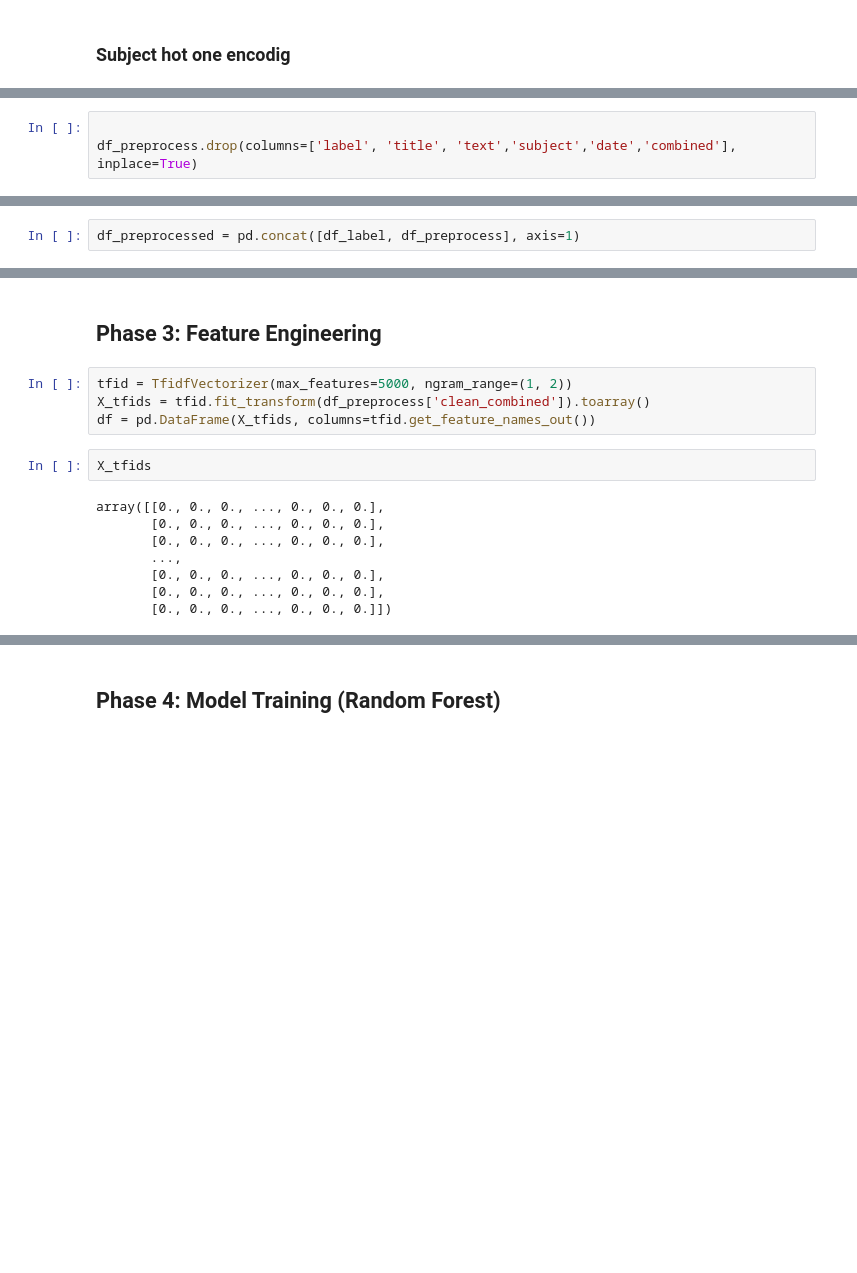
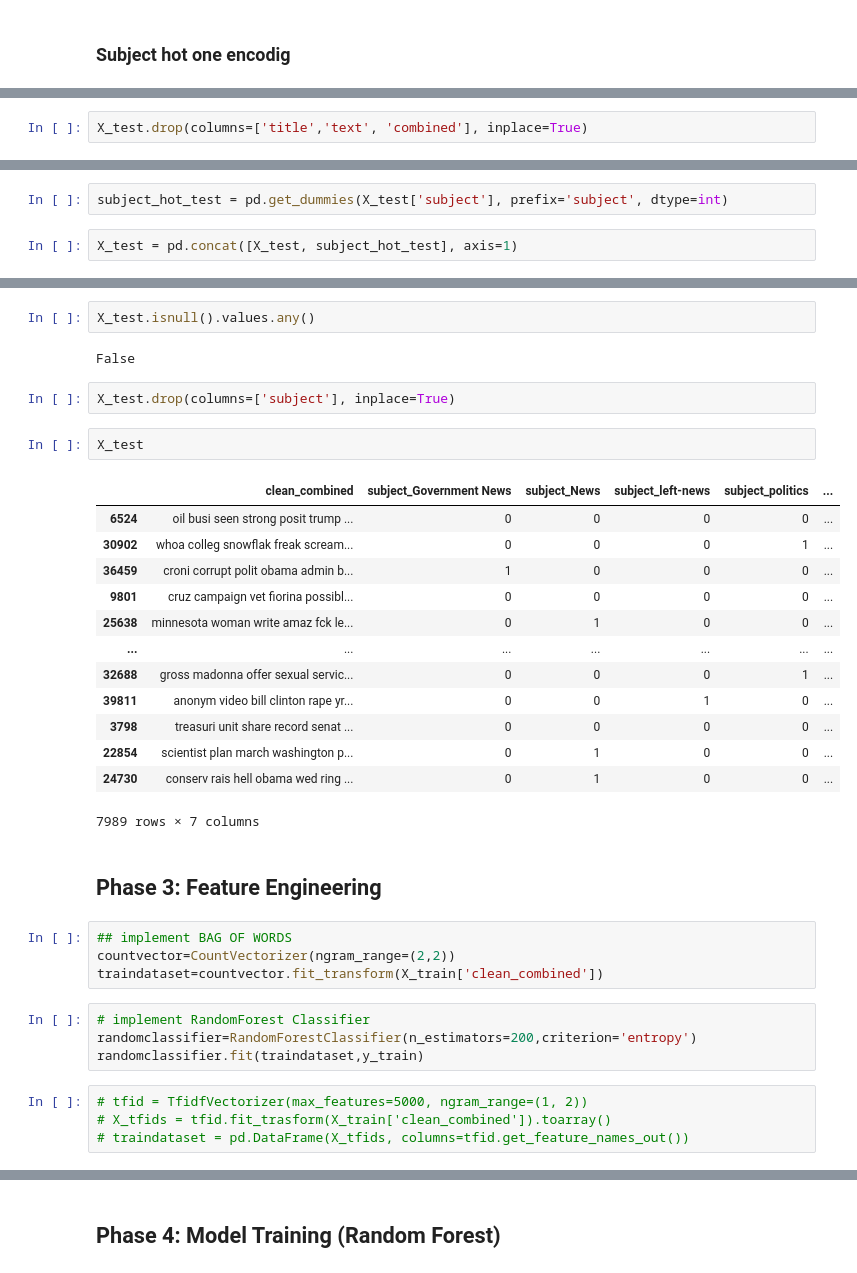
Before and after one commit to mobenet/nlp-project, a Jupyter notebook: nlp-news-model.ipynb, the cells around one changed output, grey strips where cells are left out. Cells and saved outputs as stored; diff of their text form; blank space fills up the shorter version.

```diff
--- a/nlp-news-model.ipynb
+++ b/nlp-news-model.ipynb
@@ -205,3 +380,2 @@ Name: label, Length: 39942, dtype: int64
 # %%
-
-df_preprocess.drop(columns=['label', 'title', 'text','subject','date','combined'], inplace=True)
+X_test.drop(columns=['title','text', 'combined'], inplace=True)
@@ -224,2 +398,4 @@ df_preprocess
+# %%
+subject_hot_test = pd.get_dummies(X_test['subject'], prefix='subject', dtype=int)
 # %%
-df_preprocessed = pd.concat([df_label, df_preprocess], axis=1)
+X_test = pd.concat([X_test, subject_hot_test], axis=1)
@@ -242,16 +402,36 @@ df_preprocessed
+# %%
+X_test.isnull().values.any()
+# %% [output]
+False
+# %%
+X_test.drop(columns=['subject'], inplace=True)
+# %%
+X_test
+# %% [output]
+|  | clean_combined | subject_Government News | subject_News | subject_left-news | subject_politics | ... |
+| 6524 | oil busi seen strong posit trump ... | 0 | 0 | 0 | 0 | ... |
+| 30902 | whoa colleg snowflak freak scream... | 0 | 0 | 0 | 1 | ... |
+| 36459 | croni corrupt polit obama admin b... | 1 | 0 | 0 | 0 | ... |
+| 9801 | cruz campaign vet fiorina possibl... | 0 | 0 | 0 | 0 | ... |
+| 25638 | minnesota woman write amaz fck le... | 0 | 1 | 0 | 0 | ... |
+| ... | ... | ... | ... | ... | ... | ... |
+| 32688 | gross madonna offer sexual servic... | 0 | 0 | 0 | 1 | ... |
+| 39811 | anonym video bill clinton rape yr... | 0 | 0 | 1 | 0 | ... |
+| 3798 | treasuri unit share record senat ... | 0 | 0 | 0 | 0 | ... |
+| 22854 | scientist plan march washington p... | 0 | 1 | 0 | 0 | ... |
+| 24730 | conserv rais hell obama wed ring ... | 0 | 1 | 0 | 0 | ... |
+7989 rows × 7 columns
 # %% [markdown]
 ## Phase 3: Feature Engineering
+# %%
+## implement BAG OF WORDS
+countvector=CountVectorizer(ngram_range=(2,2))
+traindataset=countvector.fit_transform(X_train['clean_combined'])
+# %%
+# implement RandomForest Classifier
+randomclassifier=RandomForestClassifier(n_estimators=200,criterion='entropy')
+randomclassifier.fit(traindataset,y_train)
 # %%
-tfid = TfidfVectorizer(max_features=5000, ngram_range=(1, 2))
-X_tfids = tfid.fit_transform(df_preprocess['clean_combined']).toarray()
-df = pd.DataFrame(X_tfids, columns=tfid.get_feature_names_out())
+# tfid = TfidfVectorizer(max_features=5000, ngram_range=(1, 2))
+# X_tfids = tfid.fit_trasform(X_train['clean_combined']).toarray()
+# traindataset = pd.DataFrame(X_tfids, columns=tfid.get_feature_names_out())
-# %%
-X_tfids
-# %% [output]
-array([[0., 0., 0., ..., 0., 0., 0.],
-       [0., 0., 0., ..., 0., 0., 0.],
-       [0., 0., 0., ..., 0., 0., 0.],
-       ...,
-       [0., 0., 0., ..., 0., 0., 0.],
-       [0., 0., 0., ..., 0., 0., 0.],
-       [0., 0., 0., ..., 0., 0., 0.]])
```
Also changed, not shown: parts of 46 cells of this notebook, 1 other file.
